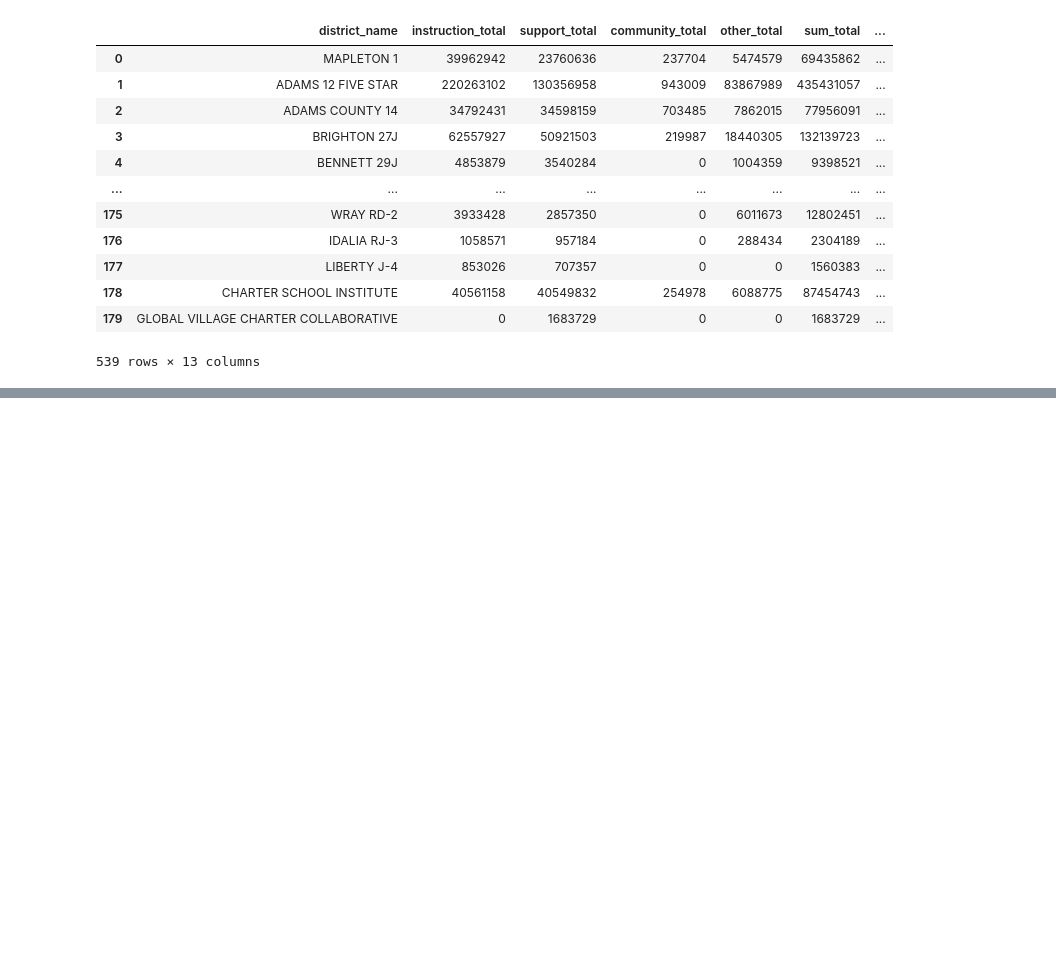
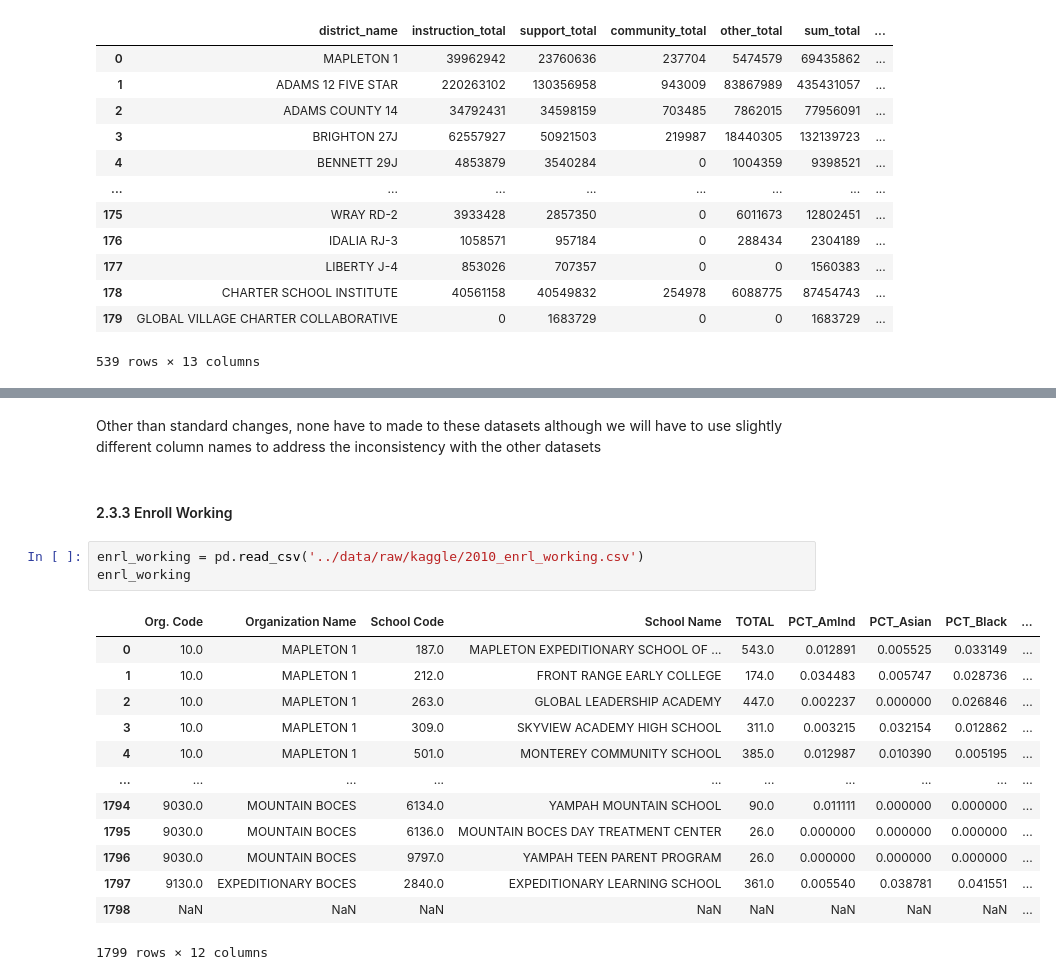
Before and after one commit to clewis53/CaeleyLewis-Capstone2-StoryOfColoradoEducation, a Jupyter notebook: notebooks/0.1-data-wrangling.ipynb, the cells around one changed output, grey strips where cells are left out. Cells and saved outputs as stored; diff of their text form; blank space fills up the shorter version.

Commit message:
Started Kaggle Data Wrangling in Notebook
Gained insight up to section 2.3.5 free or reduced lunch. Have yet to try to implement complex changes like the EMH and EMH_combined

```diff
--- a/notebooks/0.1-data-wrangling.ipynb
+++ b/notebooks/0.1-data-wrangling.ipynb
@@ -308,0 +425,21 @@ pd.read_csv(interim_filepath + 'expenditures_tall.csv', index_col=0)
+# %% [markdown]
+Other than standard changes, none have to made to these datasets although we will have to use slightly different column names to address the inconsistency with the other datasets
+# %% [markdown]
+#### 2.3.3 Enroll Working <a id='make-enrl'></a>
+# %%
+enrl_working = pd.read_csv('../data/raw/kaggle/2010_enrl_working.csv')
+enrl_working
+# %% [output]
+|  | Org. Code | Organization Name | School Code | School Name | TOTAL | PCT_AmInd | PCT_Asian | PCT_Black | ... |
+| 0 | 10.0 | MAPLETON 1 | 187.0 | MAPLETON EXPEDITIONARY SCHOOL OF ... | 543.0 | 0.012891 | 0.005525 | 0.033149 | ... |
+| 1 | 10.0 | MAPLETON 1 | 212.0 | FRONT RANGE EARLY COLLEGE | 174.0 | 0.034483 | 0.005747 | 0.028736 | ... |
+| 2 | 10.0 | MAPLETON 1 | 263.0 | GLOBAL LEADERSHIP ACADEMY | 447.0 | 0.002237 | 0.000000 | 0.026846 | ... |
+| 3 | 10.0 | MAPLETON 1 | 309.0 | SKYVIEW ACADEMY HIGH SCHOOL | 311.0 | 0.003215 | 0.032154 | 0.012862 | ... |
+| 4 | 10.0 | MAPLETON 1 | 501.0 | MONTEREY COMMUNITY SCHOOL | 385.0 | 0.012987 | 0.010390 | 0.005195 | ... |
+| ... | ... | ... | ... | ... | ... | ... | ... | ... | ... |
+| 1794 | 9030.0 | MOUNTAIN BOCES | 6134.0 | YAMPAH MOUNTAIN SCHOOL | 90.0 | 0.011111 | 0.000000 | 0.000000 | ... |
+| 1795 | 9030.0 | MOUNTAIN BOCES | 6136.0 | MOUNTAIN BOCES DAY TREATMENT CENTER | 26.0 | 0.000000 | 0.000000 | 0.000000 | ... |
+| 1796 | 9030.0 | MOUNTAIN BOCES | 9797.0 | YAMPAH TEEN PARENT PROGRAM | 26.0 | 0.000000 | 0.000000 | 0.000000 | ... |
+| 1797 | 9130.0 | EXPEDITIONARY BOCES | 2840.0 | EXPEDITIONARY LEARNING SCHOOL | 361.0 | 0.005540 | 0.038781 | 0.041551 | ... |
+| 1798 | NaN | NaN | NaN | NaN | NaN | NaN | NaN | NaN | ... |
+1799 rows × 12 columns
```
Also changed, not shown: parts of 44 cells of this notebook, 1 other file.
